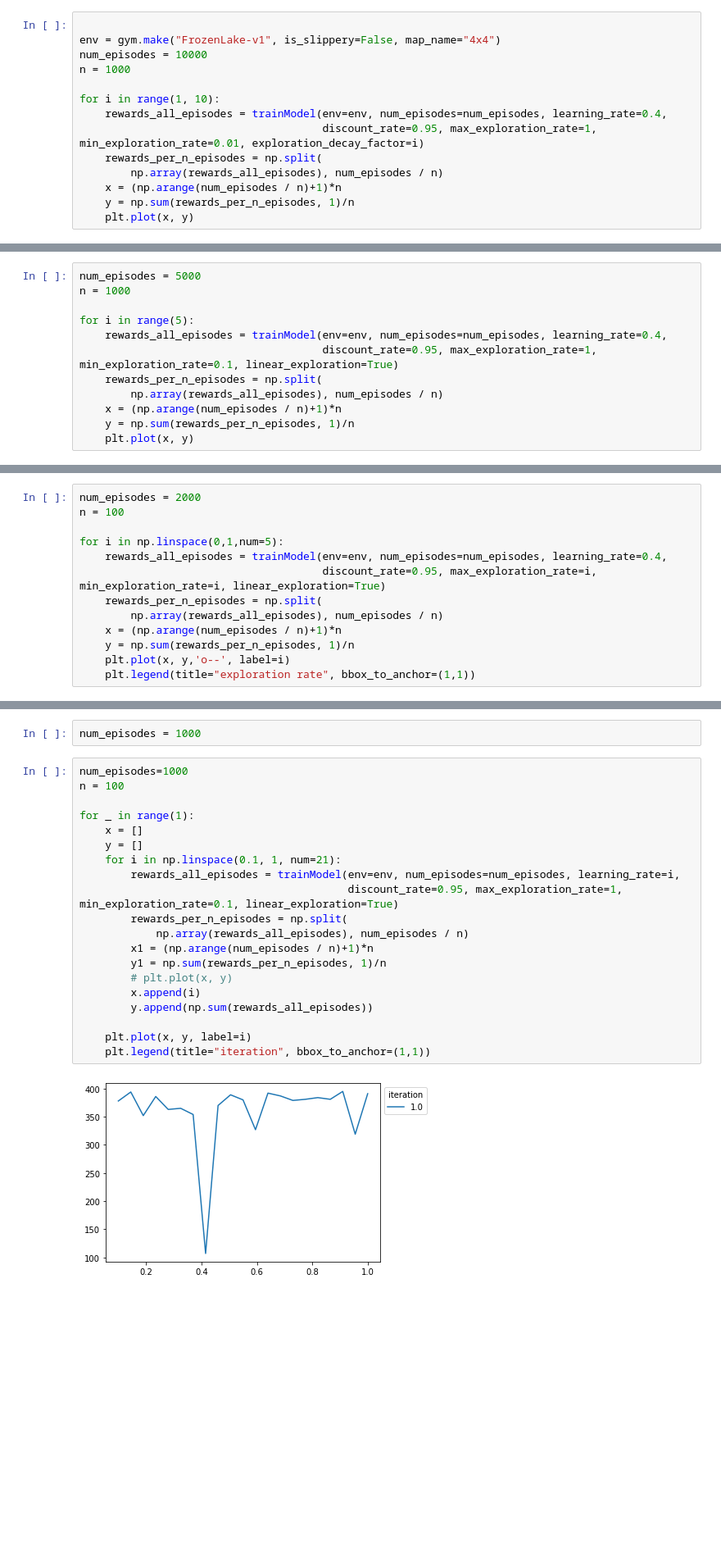
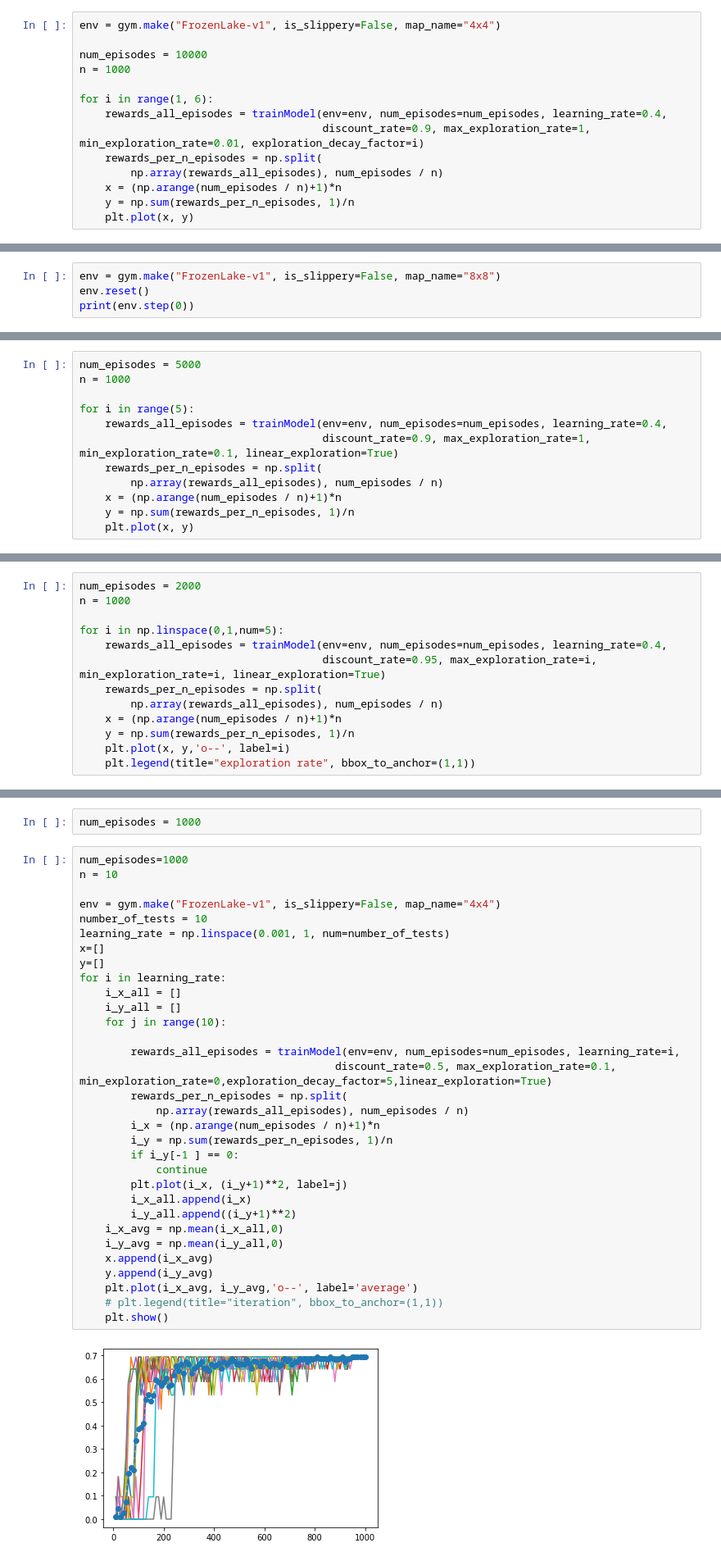
Before and after one commit to Samworth27/DRL-Workshop, a Jupyter notebook: week2/a.ipynb, the cells around one changed output, grey strips where cells are left out. Shown: that part at 82% size. Drawn from its saved outputs; the diff is of its cells as text; blank space fills up the shorter version.

Commit message:
frozen river

```diff
--- a/week2/a.ipynb
+++ b/week2/a.ipynb
@@ -90,12 +92,12 @@ for i in range(1,10):
 # %%
+env = gym.make("FrozenLake-v1", is_slippery=False, map_name="4x4")
 
-env = gym.make("FrozenLake-v1", is_slippery=False, map_name="4x4")
 num_episodes = 10000
 n = 1000
 
-for i in range(1, 10):
+for i in range(1, 6):
     rewards_all_episodes = trainModel(env=env, num_episodes=num_episodes, learning_rate=0.4,
-                                      discount_rate=0.95, max_exploration_rate=1, min_exploration_rate=0.01, exploration_decay_factor=i)
+                                      discount_rate=0.9, max_exploration_rate=1, min_exploration_rate=0.01, exploration_decay_factor=i)
     rewards_per_n_episodes = np.split(
         np.array(rewards_all_episodes), num_episodes / n)
     x = (np.arange(num_episodes / n)+1)*n
@@ -105,0 +108,4 @@ for i in range(1, 10):
+# %%
+env = gym.make("FrozenLake-v1", is_slippery=False, map_name="8x8")
+env.reset()
+print(env.step(0))
@@ -109,7 +117,7 @@ n = 1000
 
 for i in range(5):
     rewards_all_episodes = trainModel(env=env, num_episodes=num_episodes, learning_rate=0.4,
-                                      discount_rate=0.95, max_exploration_rate=1, min_exploration_rate=0.1, linear_exploration=True)
+                                      discount_rate=0.9, max_exploration_rate=1, min_exploration_rate=0.1, linear_exploration=True)
     rewards_per_n_episodes = np.split(
         np.array(rewards_all_episodes), num_episodes / n)
     x = (np.arange(num_episodes / n)+1)*n
@@ -120,6 +128,6 @@ for i in range(5):
 # %%
 num_episodes = 2000
-n = 100
+n = 1000
 
 for i in np.linspace(0,1,num=5):
     rewards_all_episodes = trainModel(env=env, num_episodes=num_episodes, learning_rate=0.4,
@@ -136,23 +144,35 @@ for i in np.linspace(0,1,num=5):
 num_episodes = 1000
 # %%
 num_episodes=1000
-n = 100
+n = 10
 
-for _ in range(1):
-    x = []
-    y = []
-    for i in np.linspace(0.1, 1, num=21):
+env = gym.make("FrozenLake-v1", is_slippery=False, map_name="4x4")
+number_of_tests = 10
+learning_rate = np.linspace(0.001, 1, num=number_of_tests)
+x=[]
+y=[]
+for i in learning_rate:
+    i_x_all = []
+    i_y_all = []
+    for j in range(10):
+
         rewards_all_episodes = trainModel(env=env, num_episodes=num_episodes, learning_rate=i,
-                                          discount_rate=0.95, max_exploration_rate=1, min_exploration_rate=0.1, linear_exploration=True)
+                                        discount_rate=0.5, max_exploration_rate=0.1, min_exploration_rate=0,exploration_decay_factor=5,linear_exploration=True)
         rewards_per_n_episodes = np.split(
             np.array(rewards_all_episodes), num_episodes / n)
-        x1 = (np.arange(num_episodes / n)+1)*n
-        y1 = np.sum(rewards_per_n_episodes, 1)/n
-        # plt.plot(x, y)
-        x.append(i)
-        y.append(np.sum(rewards_all_episodes))
-
-    plt.plot(x, y, label=i)
-    plt.legend(title="iteration", bbox_to_anchor=(1,1))
+        i_x = (np.arange(num_episodes / n)+1)*n
+        i_y = np.sum(rewards_per_n_episodes, 1)/n
+        if i_y[-1 ] == 0:
+            continue
+        plt.plot(i_x, (i_y+1)**2, label=j)
+        i_x_all.append(i_x)
+        i_y_all.append((i_y+1)**2)
+    i_x_avg = np.mean(i_x_all,0)
+    i_y_avg = np.mean(i_y_all,0)
+    x.append(i_x_avg)
+    y.append(i_y_avg)
+    plt.plot(i_x_avg, i_y_avg,'o--', label='average')
+    # plt.legend(title="iteration", bbox_to_anchor=(1,1))
+    plt.show()
 # %% [output]
-[figure, old version]
+[figure, new version]
```
Also changed, not shown: parts of 9 cells of this notebook, 1 other file.
